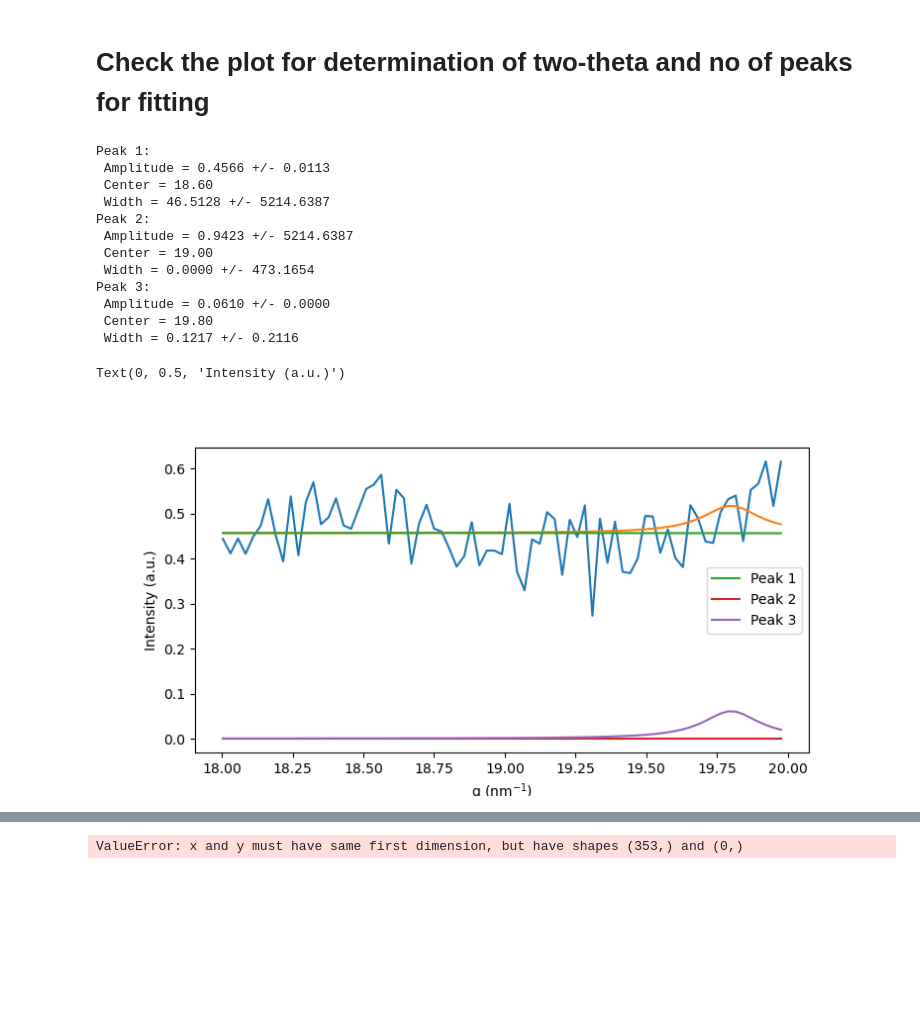
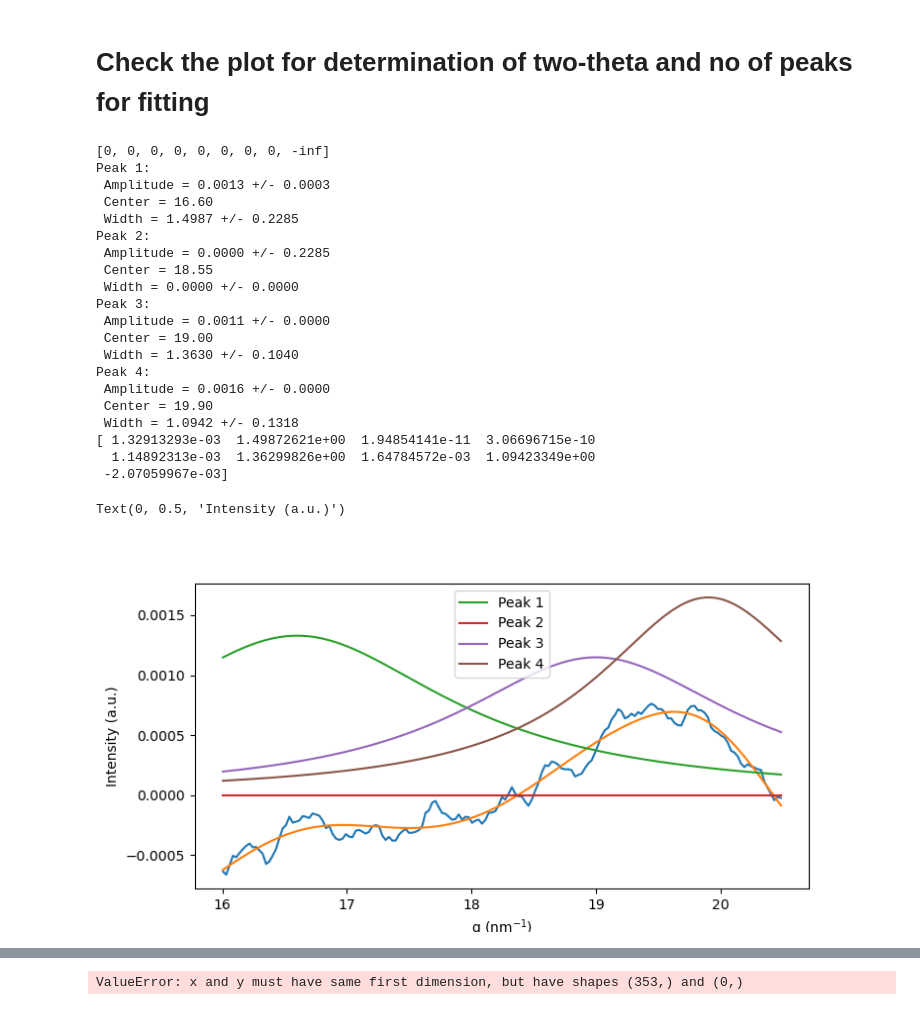
Before and after one commit to PronoyDutta/SAXS_WAXS, a Jupyter notebook: fitting_data.ipynb, the cells around one changed output, grey strips where cells are left out. Drawn from its saved outputs; the diff is of its cells as text; code cells hidden in the pictures; blank space fills up the shorter version.

```diff
--- a/fitting_data.ipynb
+++ b/fitting_data.ipynb
@@ -312,15 +299,15 @@ for ikey in empty_cell_corrected_waxs_files:
     # Smooth the data
     smoothed_Y = smooth_data(modified_Y, window_length=11, polyorder=2)
 
-    min_val = np.min(smoothed_Y)
-    max_val = np.max(smoothed_Y)
-    normalized_Y = (smoothed_Y - min_val)/(max_val - min_val) # Normalized the data between [0,1]
+    # min_val = np.min(smoothed_Y)
+    # max_val = np.max(smoothed_Y)
+    normalized_Y = smoothed_Y #'(smoothed_Y - min_val)/(max_val - min_val)' # Normalized the data between [0,1]
     plt.plot(X1_values, normalized_Y)
     df = pd.DataFrame({'X_data': X1_values, 'Modified_Y': normalized_Y})
     corrected_waxs_files[ikey] = df
 
 #Setting graph attributes
-plt.ylim(-0.5,1.5)
+# plt.ylim(-0.1,1.2)
 """plt.xlabel('q (nm $^{-1}$)')
 plt.ylabel('Intensity (a.u.)')
 plt.xlim(15,22)
@@ -397,8 +372,8 @@ Name: 0, Length: 1017, dtype: float64
 # %%
 # Filter data between ranges
 
-min_x = 18
-max_x = 20
+min_x = 16
+max_x = 20.5
 
 X_positions = corrected_waxs_files[starting_file].iloc[:,0]
 
@@ -413,8 +388,8 @@ x_filtered = []
 y_filtered = []
 
 for entry in range(start_row, end_row+1):
-    x_temp = corrected_waxs_files[44].iloc[entry,0]
-    y_temp = corrected_waxs_files[44].iloc[entry,1]
+    x_temp = corrected_waxs_files[109].iloc[entry,0]
+    y_temp = corrected_waxs_files[109].iloc[entry,1]
     x_filtered.append(x_temp)
     y_filtered.append(y_temp)
 
@@ -423,55 +398,64 @@ y_filtered = np.array(y_filtered)
 
 # mean_positions = [18.5, 19.1, 19.5, 19.9, 20.8]
 # mean_positions = [18.6, 19.13, 19.9, 20.8]
-mean_positions = [18.6, 19,19.8]
+mean_positions = [16.6, 18.55, 19,19.9]
 # mean_positions = [19,19.8]
 
-initial_guess = [0.001, 0.1] * len(mean_positions)
+initial_guess = [0.001, 0.1] * len(mean_positions) +[0.0]
 
-lower_bounds = [0, 0] * (len(mean_positions))
-upper_bounds = [np.inf, np.inf] * (len(mean_positions))
+lower_bounds = [0, 0] * (len(mean_positions)) + [-np.inf]
+print(lower_bounds)  # Lower and upper bounds for amplitude and width
+upper_bounds = [np.inf, 1.5] * (len(mean_positions)) +[0.0]
 bounds = (lower_bounds, upper_bounds)
 
-popt_lorentz, pcov_lorentz = curve_fit(multi_lorentzian, xdata= x_filtered, ydata= y_filtered, p0 = initial_guess, bounds= bounds)
+popt_lorentz, pcov_lorentz = curve_fit(multi_lorentzian, xdata= x_filtered, ydata= y_filtered, p0 = initial_guess, bounds= bounds, max_nfev=100000)
 
 perr_lorentzian = np.sqrt(np.diag(pcov_lorentz)) # Calculating the errors from the functions
 
 
 for i in range(len(mean_positions)):
     print(f"Peak {i+1}:")
     print(f" Amplitude = {popt_lorentz[2*i]:.4f} +/- {perr_lorentzian[i]:.4f}")
     print(f" Center = {mean_positions[i]:.2f}")
     print(f" Width = {popt_lorentz[2*i +1]:.4f} +/- {perr_lorentzian[2*i +1]:.4f}")
 
 plt.figure(figsize= (8,4))
-
+print(popt_lorentz)
 plt.plot(x_filtered, y_filtered)
 plt.plot(x_filtered, multi_lorentzian(x_filtered, *popt_lorentz))
 
 #for i in range(0, len(popt_lorentz), 3):
 #    plt.plot(x_filtered, lorentzian(x_filtered, popt_lorentz[i], popt_lorentz[i+1], popt_lorentz[i+2]), label=f'Peak {i//3 + 1}')
 
 for j in range(len(mean_positions)):
     plt.plot(x_filtered, lorentzian(x_filtered, popt_lorentz[2*j], mean_positions[j], popt_lorentz[2*j+1]), label=f'Peak {j + 1}')
     plt.legend()
 
 plt.xlabel("q (nm$^{-1}$)")
 plt.ylabel("Intensity (a.u.)")
 # %% [output]
+[0, 0, 0, 0, 0, 0, 0, 0, -inf]
 Peak 1:
- Amplitude = 0.4566 +/- 0.0113
- Center = 18.60
- Width = 46.5128 +/- 5214.6387
+ Amplitude = 0.0013 +/- 0.0003
+ Center = 16.60
+ Width = 1.4987 +/- 0.2285
 Peak 2:
- Amplitude = 0.9423 +/- 5214.6387
+ Amplitude = 0.0000 +/- 0.2285
+ Center = 18.55
+ Width = 0.0000 +/- 0.0000
+Peak 3:
+ Amplitude = 0.0011 +/- 0.0000
  Center = 19.00
- Width = 0.0000 +/- 473.1654
-Peak 3:
- Amplitude = 0.0610 +/- 0.0000
- Center = 19.80
- Width = 0.1217 +/- 0.2116
+ Width = 1.3630 +/- 0.1040
+Peak 4:
+ Amplitude = 0.0016 +/- 0.0000
+ Center = 19.90
+ Width = 1.0942 +/- 0.1318
+[ 1.32913293e-03  1.49872621e+00  1.94854141e-11  3.06696715e-10
+  1.14892313e-03  1.36299826e+00  1.64784572e-03  1.09423349e+00
+ -2.07059967e-03]
 Text(0, 0.5, 'Intensity (a.u.)')
-[figure, old version]
+[figure, new version]
 # %%
 # Filter data between ranges
 
```
Also changed, not shown: parts of 5 cells of this notebook.
